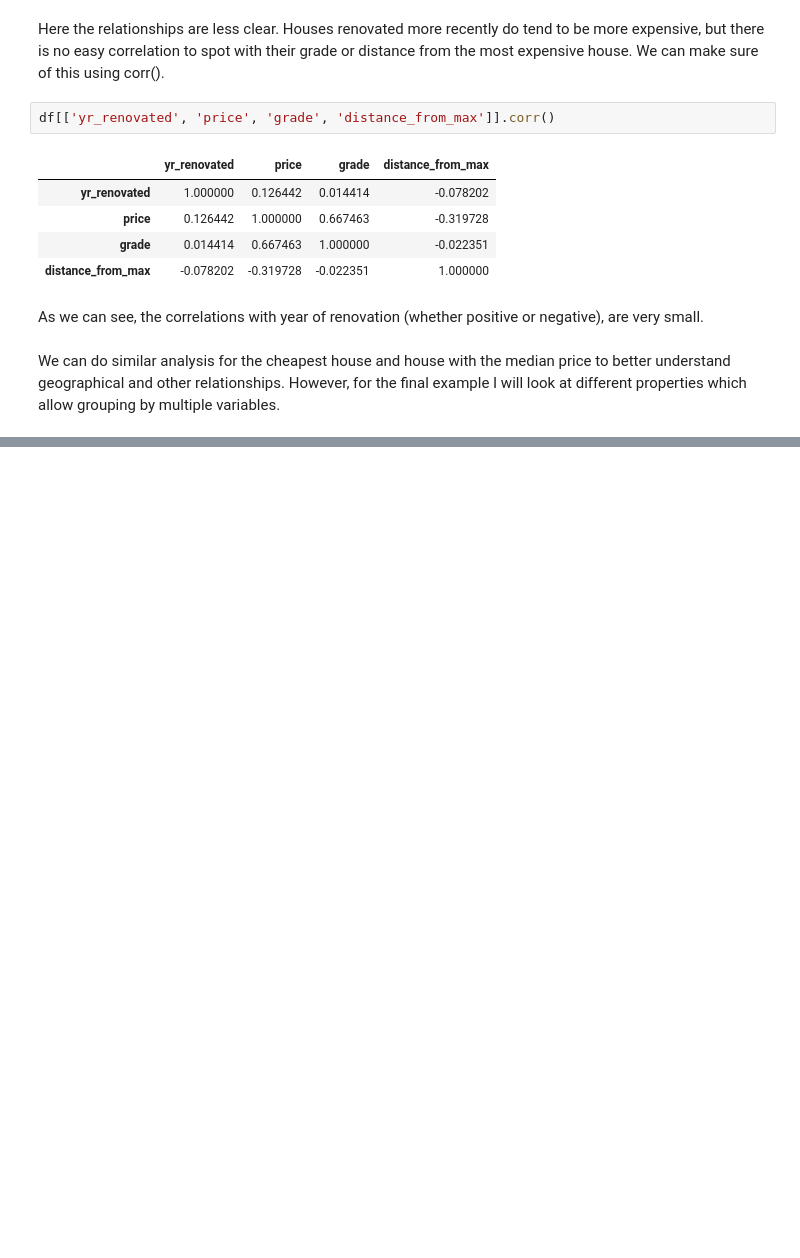
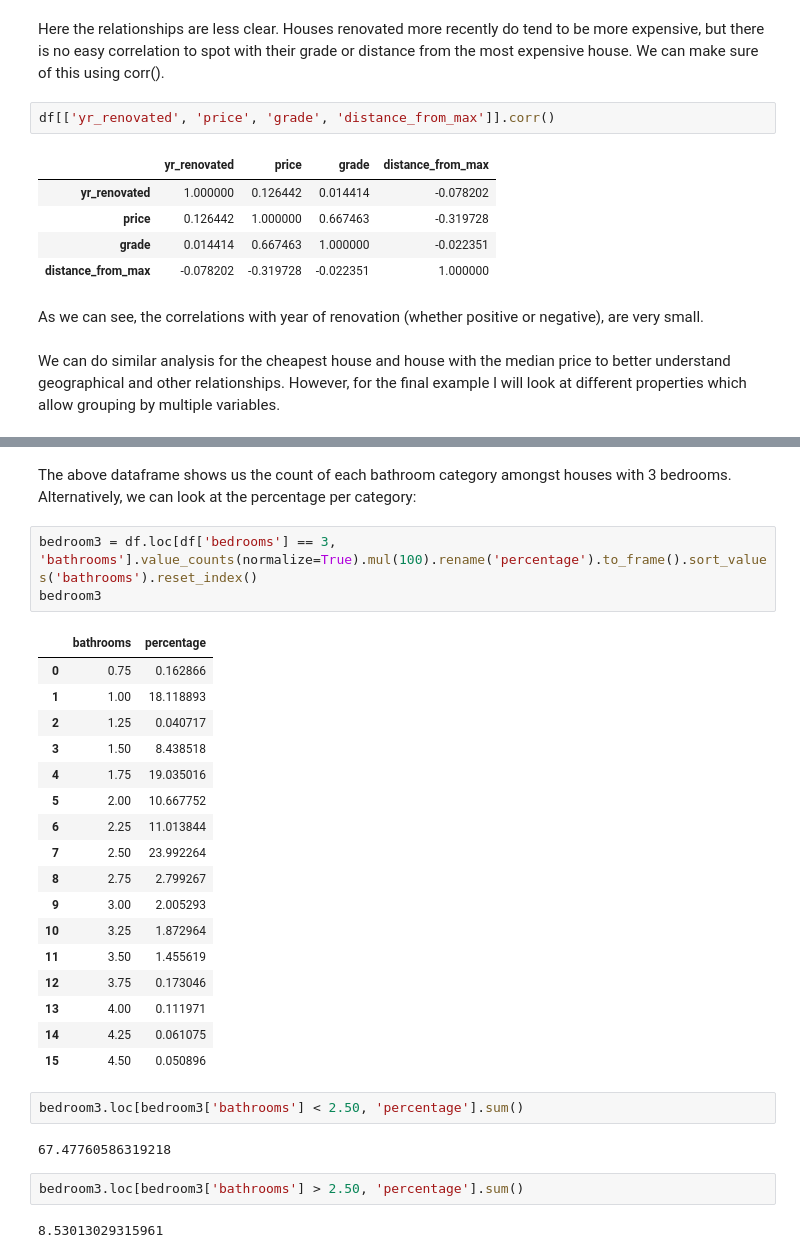
Before and after one commit to naouuud/fsd-general, a Jupyter notebook: week-1/pandas-assignment-4.ipynb, the cells around one changed output, grey strips where cells are left out. Saved outputs shown, nothing was run; the diff lists cells and outputs as text; blank space fills up the shorter version.

```diff
--- a/week-1/pandas-assignment-4.ipynb
+++ b/week-1/pandas-assignment-4.ipynb
@@ -438,0 +502,31 @@ We can do similar analysis for the cheapest house and house with the median pric
+# %% [markdown]
+The above dataframe shows us the count of each bathroom category amongst houses with 3 bedrooms. Alternatively, we can look at the percentage per category:
+# %%
+bedroom3 = df.loc[df['bedrooms'] == 3, 'bathrooms'].value_counts(normalize=True).mul(100).rename('percentage').to_frame().sort_values('bathrooms').reset_index()
+bedroom3
+# %% [output]
+|  | bathrooms | percentage |
+| 0 | 0.75 | 0.162866 |
+| 1 | 1.00 | 18.118893 |
+| 2 | 1.25 | 0.040717 |
+| 3 | 1.50 | 8.438518 |
+| 4 | 1.75 | 19.035016 |
+| 5 | 2.00 | 10.667752 |
+| 6 | 2.25 | 11.013844 |
+| 7 | 2.50 | 23.992264 |
+| 8 | 2.75 | 2.799267 |
+| 9 | 3.00 | 2.005293 |
+| 10 | 3.25 | 1.872964 |
+| 11 | 3.50 | 1.455619 |
+| 12 | 3.75 | 0.173046 |
+| 13 | 4.00 | 0.111971 |
+| 14 | 4.25 | 0.061075 |
+| 15 | 4.50 | 0.050896 |
+# %%
+bedroom3.loc[bedroom3['bathrooms'] < 2.50, 'percentage'].sum()
+# %% [output]
+67.47760586319218
+# %%
+bedroom3.loc[bedroom3['bathrooms'] > 2.50, 'percentage'].sum()
+# %% [output]
+8.53013029315961
```
Also changed, not shown: parts of 14 cells of this notebook.
